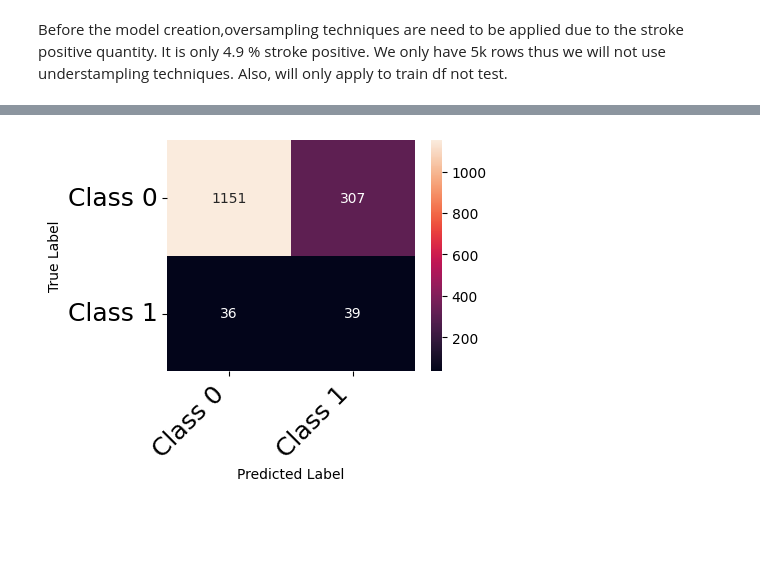
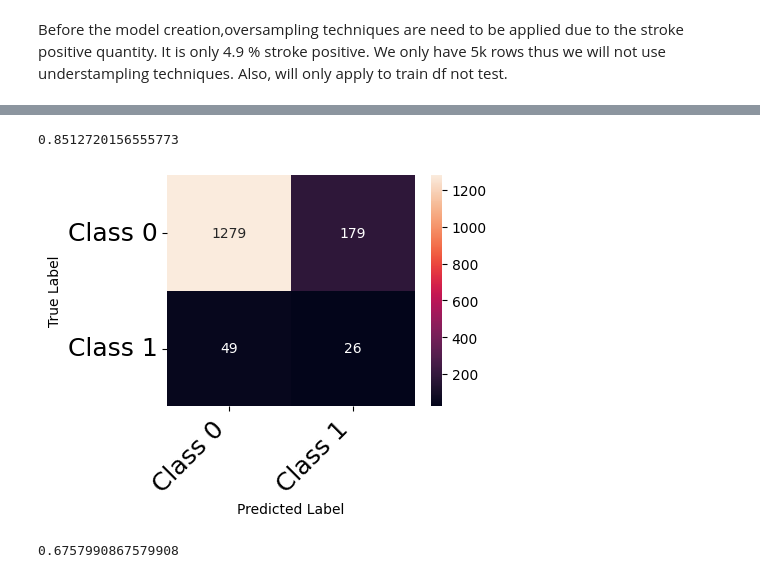
Before and after one commit to burakakay/Project-3-Machine-Learning-Classification-, a Jupyter notebook: stroke-prediction.ipynb, the cells around one changed output, grey strips where cells are left out. Cells and saved outputs as stored; diff of their text form; code cells hidden in the pictures; blank space fills up the shorter version.

```diff
--- a/stroke-prediction.ipynb
+++ b/stroke-prediction.ipynb
@@ -516,5 +667,0 @@ result_df
-# %%
-logreg = LogisticRegression(solver='liblinear')
-logreg.fit(X_train, y_train)
-print(logreg.score(X_test, y_test))
-make_confusion_matrix(logreg)
@@ -558,0 +668,4 @@ def print_confusion_matrix(confusion_matrix, class_names, figsize = [4,3], fonts
+# %%
+svc = SVC()
+svc.fit(X_train_scaled, y_train)
+svc.score(X_test_scaled, y_test)
@@ -645,5 +795,0 @@ make_confusion_matrix(rf)
-# %%
-dt = DecisionTreeClassifier()
-dt.fit(X_resampled, y_resampled)
-print(dt.score(X_test, y_test))
-make_confusion_matrix(dt)
@@ -653,5 +800,17 @@ make_confusion_matrix(dt)
+# %%
+knn = KNeighborsClassifier()
+
+knn.fit(X_train_resampled_scaled, y_resampled)
+knn.score(X_test_resampled_scaled, y_test)
+# %% [output]
+0.8512720156555773
 # %%
-svc_ros = SVC().fit(X_train_resampled_scaled, y_resampled)
-print_confusion_matrix(confusion_matrix(y_test, svc_ros.predict(X_test_resampled_scaled)), ['Class 0', 'Class 1'])
+print_confusion_matrix(confusion_matrix(y_test, knn.predict(X_test_resampled_scaled)), ['Class 0', 'Class 1'])
 # %% [output]
-[figure, old version]
+[figure, new version]
+# %%
+perceptron = Perceptron()
+perceptron.fit(X_train_resampled_scaled, y_resampled)
+perceptron.score(X_test_resampled_scaled, y_test)
+# %% [output]
+0.6757990867579908
```
Also changed, not shown: parts of 59 cells of this notebook.
